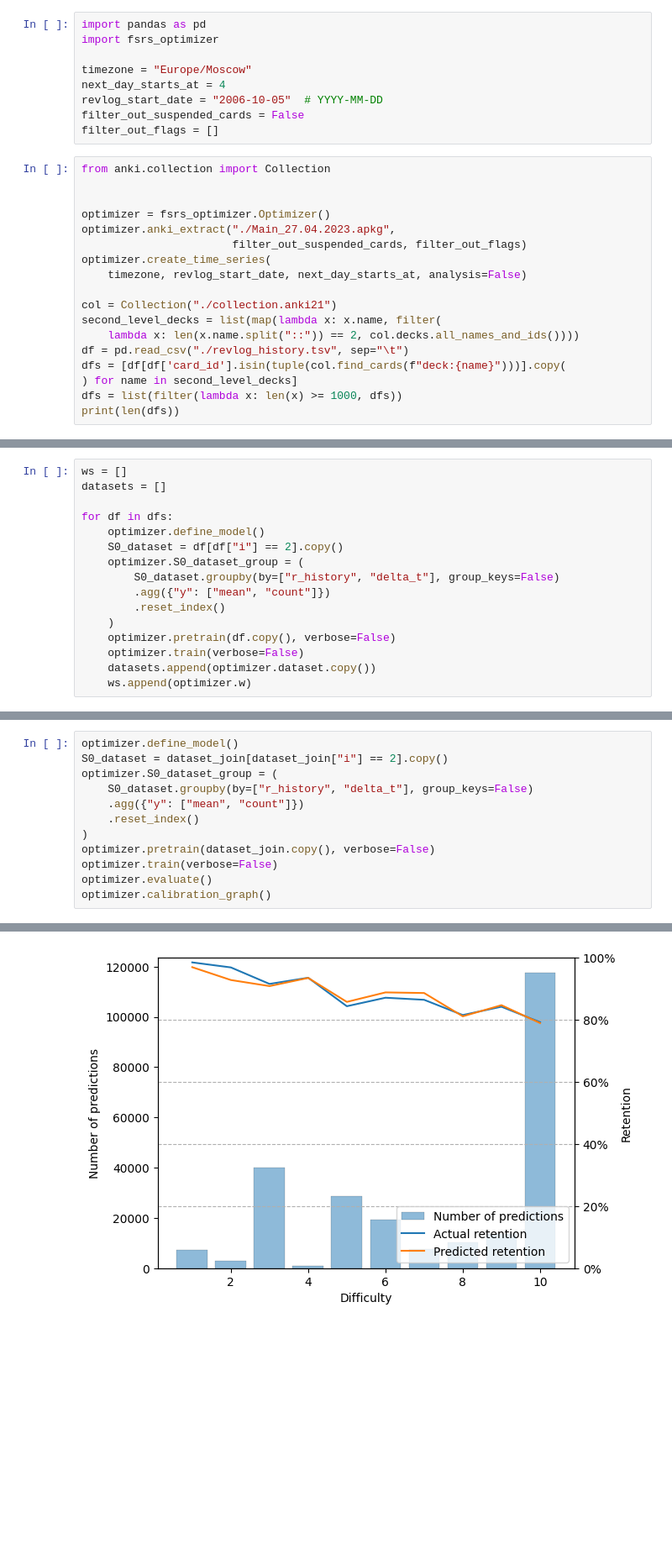
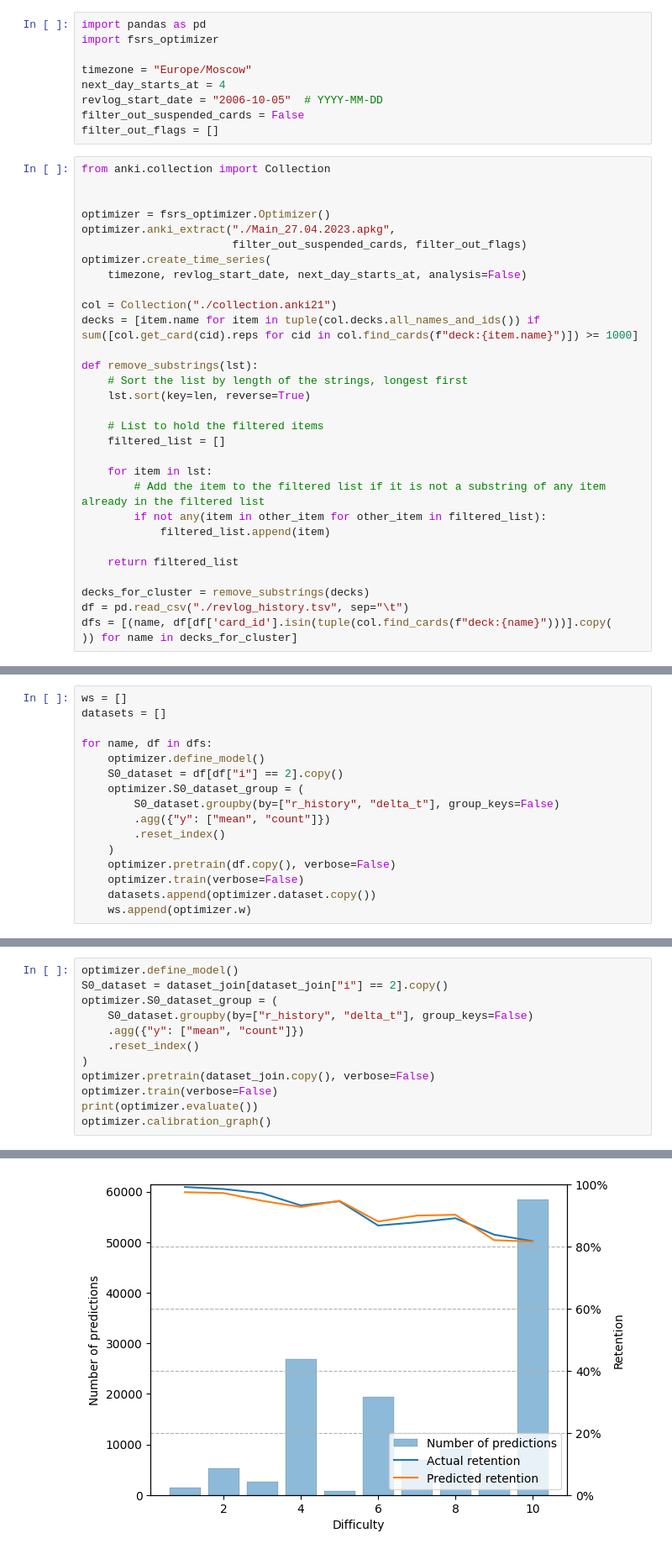
Before and after one commit to open-spaced-repetition/fsrs-when-to-separate-presets, a Jupyter notebook: split-vs-concat-top-to-bottom.ipynb, the cells around one changed output, grey strips where cells are left out. Shown: that part at 84% size. Drawn from its saved outputs; the diff is of its cells as text; blank space fills up the shorter version.

Commit message:
filter decks with reviews >= 1000

```diff
--- a/split-vs-concat-top-to-bottom.ipynb
+++ b/split-vs-concat-top-to-bottom.ipynb
@@ -18,13 +18,26 @@ optimizer.create_time_series(
     timezone, revlog_start_date, next_day_starts_at, analysis=False)
 
 col = Collection("./collection.anki21")
-second_level_decks = list(map(lambda x: x.name, filter(
-    lambda x: len(x.name.split("::")) == 2, col.decks.all_names_and_ids())))
+decks = [item.name for item in tuple(col.decks.all_names_and_ids()) if sum([col.get_card(cid).reps for cid in col.find_cards(f"deck:{item.name}")]) >= 1000]
+
+def remove_substrings(lst):
+    # Sort the list by length of the strings, longest first
+    lst.sort(key=len, reverse=True)
+
+    # List to hold the filtered items
+    filtered_list = []
+
+    for item in lst:
+        # Add the item to the filtered list if it is not a substring of any item already in the filtered list
+        if not any(item in other_item for other_item in filtered_list):
+            filtered_list.append(item)
+
+    return filtered_list
+
+decks_for_cluster = remove_substrings(decks)
 df = pd.read_csv("./revlog_history.tsv", sep="\t")
-dfs = [df[df['card_id'].isin(tuple(col.find_cards(f"deck:{name}")))].copy(
-) for name in second_level_decks]
-dfs = list(filter(lambda x: len(x) >= 1000, dfs))
-print(len(dfs))
+dfs = [(name, df[df['card_id'].isin(tuple(col.find_cards(f"deck:{name}")))].copy(
+)) for name in decks_for_cluster]
 # %% [output]
 Deck file extracted successfully!
 revlog.csv saved.
@@ -34,7 +46,7 @@ Trainset saved.
 ws = []
 datasets = []
 
-for df in dfs:
+for name, df in dfs:
     optimizer.define_model()
     S0_dataset = df[df["i"] == 2].copy()
     optimizer.S0_dataset_group = (
@@ -133,7 +143,7 @@ optimizer.S0_dataset_group = (
 )
 optimizer.pretrain(dataset_join.copy(), verbose=False)
 optimizer.train(verbose=False)
-optimizer.evaluate()
+print(optimizer.evaluate())
 optimizer.calibration_graph()
 # %% [output]
 Pretrain finished!
@@ -179 +189 @@ EMax: 0.1746
-[figure, old version]
+[figure, new version]
```
Also changed, not shown: parts of 6 cells of this notebook.
